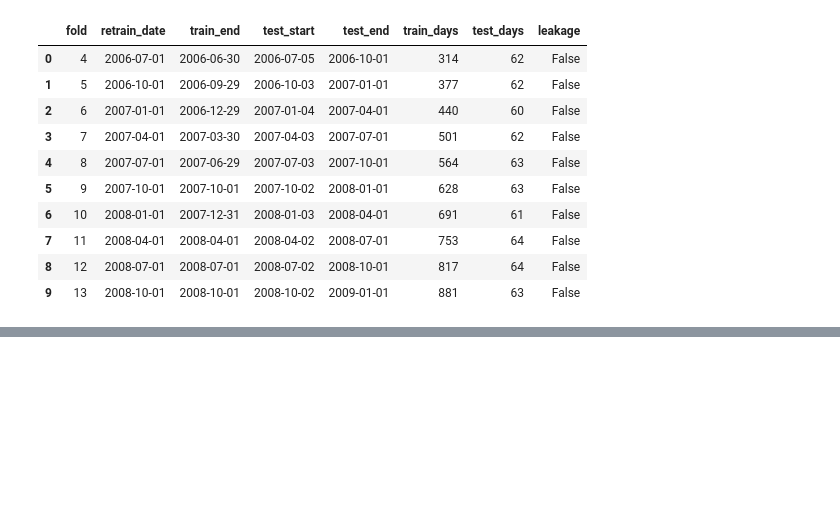
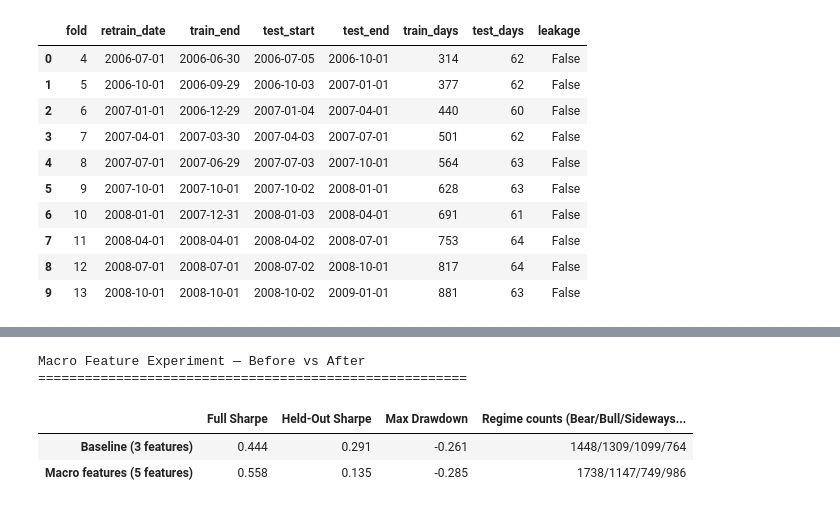
Before and after one commit to AbdelkrimCode/regime-adaptive-portfolio, a Jupyter notebook: notebooks/exploration.ipynb, the cells around one changed output, grey strips where cells are left out. Cells and saved outputs as stored; diff of their text form; code cells hidden in the pictures; blank space fills up the shorter version.

Commit message:
docs: document macro feature negative result, CI badge, position limits, update limitations

```diff
--- a/notebooks/exploration.ipynb
+++ b/notebooks/exploration.ipynb
@@ -732,0 +741,27 @@ Leakage detected: 0 folds
+# %%
+import pandas as pd
+
+comparison = pd.DataFrame({
+    'Baseline (3 features)': {
+        'Full Sharpe': 0.444,
+        'Held-Out Sharpe': 0.291,
+        'Max Drawdown': -0.261,
+        'Regime counts (Bear/Bull/Sideways/Crash)': '1448/1309/1099/764'
+    },
+    'Macro features (5 features)': {
+        'Full Sharpe': 0.558,
+        'Held-Out Sharpe': 0.135,
+        'Max Drawdown': -0.285,
+        'Regime counts (Bear/Bull/Sideways/Crash)': '1738/1147/749/986'
+    }
+}).T
+
+print("Macro Feature Experiment — Before vs After")
+print("=" * 55)
+comparison
+# %% [output]
+Macro Feature Experiment — Before vs After
+=======================================================
+|  | Full Sharpe | Held-Out Sharpe | Max Drawdown | Regime counts (Bear/Bull/Sideways... |
+| Baseline (3 features) | 0.444 | 0.291 | -0.261 | 1448/1309/1099/764 |
+| Macro features (5 features) | 0.558 | 0.135 | -0.285 | 1738/1147/749/986 |
```
Also changed, not shown: parts of 2 cells of this notebook, 1 other file.
